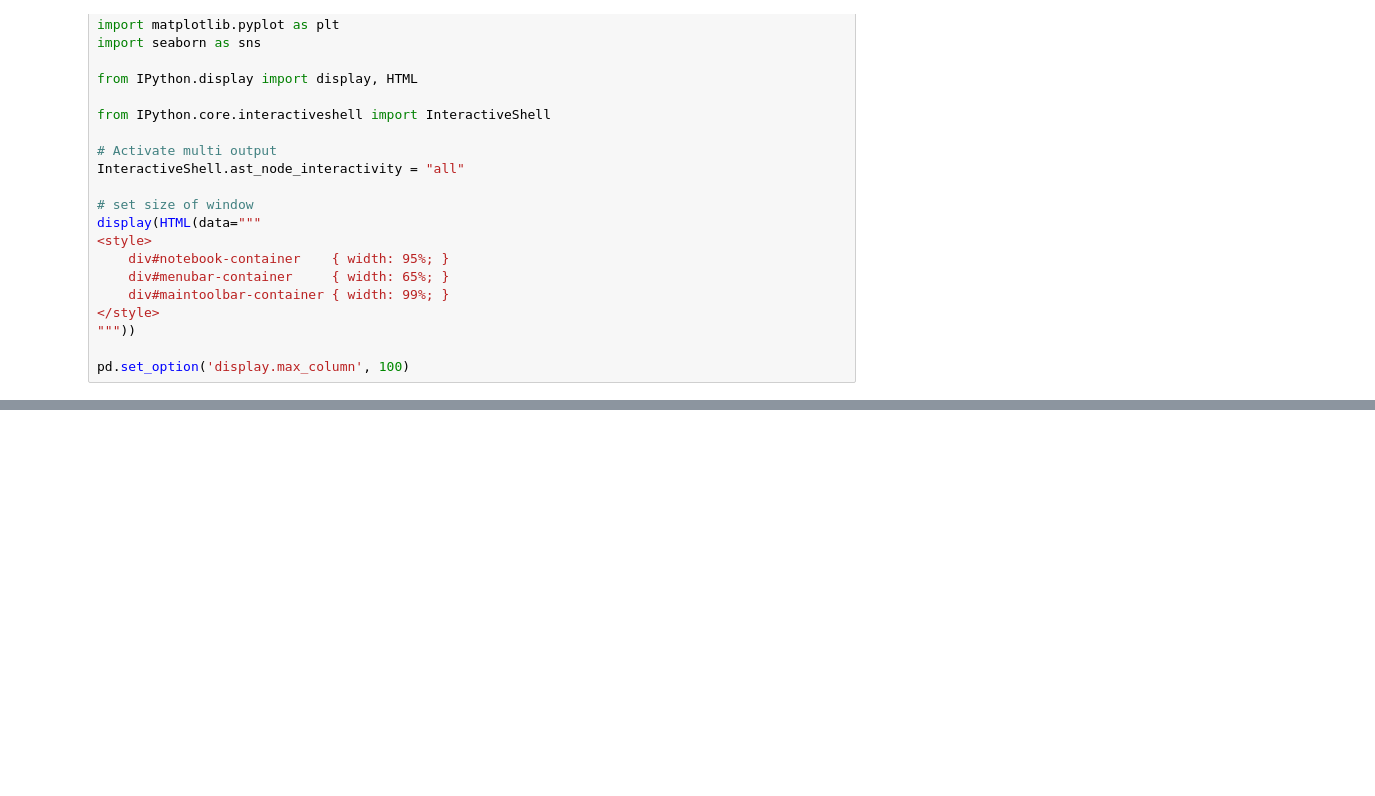
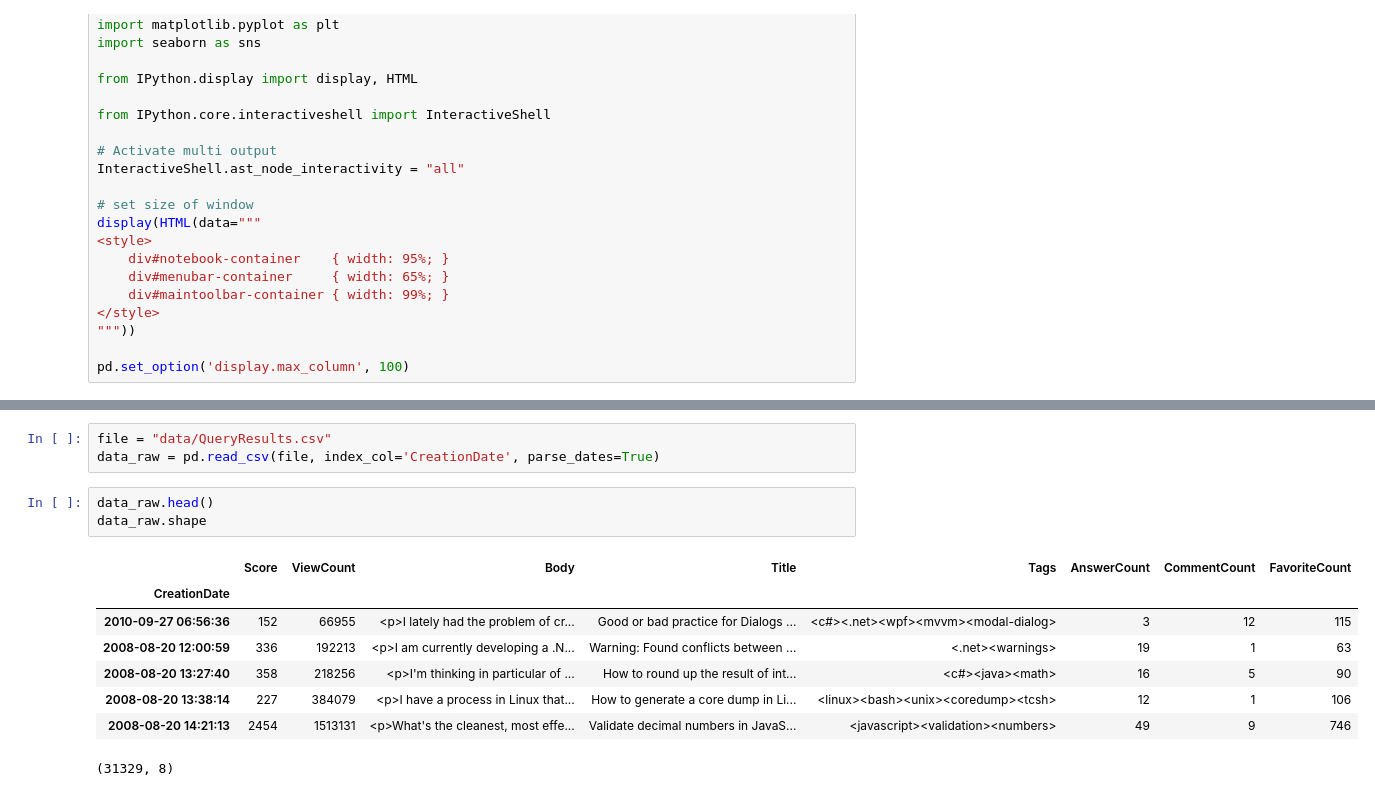
Before and after one commit to abugeia/P5_OCR_categorize_questions, a Jupyter notebook: P5_01_notebookexploration.ipynb, the cells around one changed output, grey strips where cells are left out. Cells and saved outputs as stored; diff of their text form; blank space fills up the shorter version.

```diff
--- a/P5_01_notebookexploration.ipynb
+++ b/P5_01_notebookexploration.ipynb
@@ -80,0 +179,15 @@ Amateur de Stack Overflow, qui vous a souvent sauvé la mise, vous décidez d'ai
+# %%
+file = "data/QueryResults.csv"
+data_raw = pd.read_csv(file, index_col='CreationDate', parse_dates=True)
+# %%
+data_raw.head()
+data_raw.shape
+# %% [output]
+|  | Score | ViewCount | Body | Title | Tags | AnswerCount | CommentCount | FavoriteCount |
+| CreationDate |  |  |  |  |  |  |  |  |
+| 2010-09-27 06:56:36 | 152 | 66955 | <p>I lately had the problem of cr... | Good or bad practice for Dialogs ... | <c#><.net><wpf><mvvm><modal-dialog> | 3 | 12 | 115 |
+| 2008-08-20 12:00:59 | 336 | 192213 | <p>I am currently developing a .N... | Warning: Found conflicts between ... | <.net><warnings> | 19 | 1 | 63 |
+| 2008-08-20 13:27:40 | 358 | 218256 | <p>I'm thinking in particular of ... | How to round up the result of int... | <c#><java><math> | 16 | 5 | 90 |
+| 2008-08-20 13:38:14 | 227 | 384079 | <p>I have a process in Linux that... | How to generate a core dump in Li... | <linux><bash><unix><coredump><tcsh> | 12 | 1 | 106 |
+| 2008-08-20 14:21:13 | 2454 | 1513131 | <p>What's the cleanest, most effe... | Validate decimal numbers in JavaS... | <javascript><validation><numbers> | 49 | 9 | 746 |
+(31329, 8)
```
Also changed, not shown: parts of 9 cells of this notebook, 1 other file.
